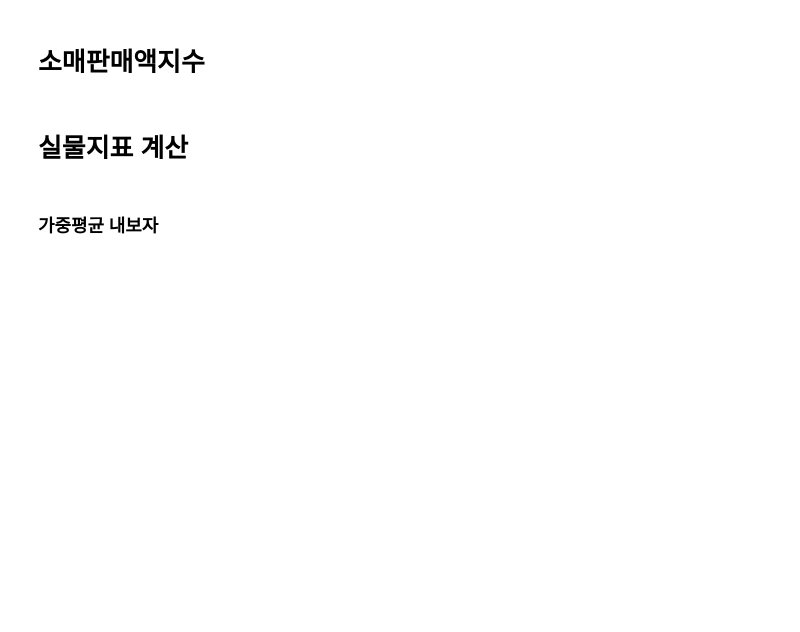
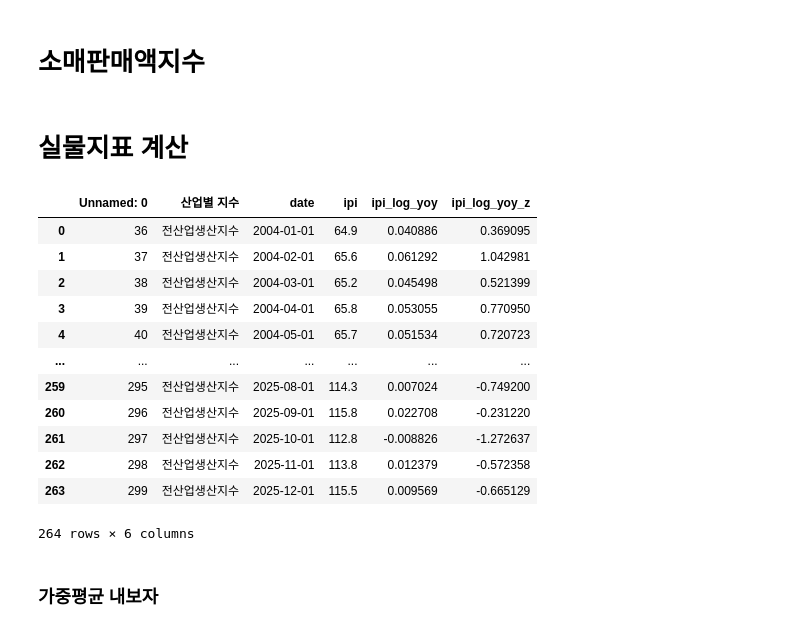
Before and after one commit to yoonsung1/final-project, a Jupyter notebook: 윤성/디커플링 지수 계산.ipynb, the cells around one changed output. Saved outputs shown, nothing was run; the diff lists cells and outputs as text; code cells hidden in the pictures; blank space fills up the shorter version.

```diff
--- a/윤성/디커플링 지수 계산.ipynb
+++ b/윤성/디커플링 지수 계산.ipynb
@@ -239,6 +240,22 @@ retail = pd.read_csv(retail_path)
 card = pd.read_csv(card_path)
 card_num = pd.read_csv(card_num_path)
 prod = pd.read_csv(prod_path)
+# %%
+prod
+# %% [output]
+|  | Unnamed: 0 | 산업별 지수 | date | ipi | ipi_log_yoy | ipi_log_yoy_z |
+| 0 | 36 | 전산업생산지수 | 2004-01-01 | 64.9 | 0.040886 | 0.369095 |
+| 1 | 37 | 전산업생산지수 | 2004-02-01 | 65.6 | 0.061292 | 1.042981 |
+| 2 | 38 | 전산업생산지수 | 2004-03-01 | 65.2 | 0.045498 | 0.521399 |
+| 3 | 39 | 전산업생산지수 | 2004-04-01 | 65.8 | 0.053055 | 0.770950 |
+| 4 | 40 | 전산업생산지수 | 2004-05-01 | 65.7 | 0.051534 | 0.720723 |
+| ... | ... | ... | ... | ... | ... | ... |
+| 259 | 295 | 전산업생산지수 | 2025-08-01 | 114.3 | 0.007024 | -0.749200 |
+| 260 | 296 | 전산업생산지수 | 2025-09-01 | 115.8 | 0.022708 | -0.231220 |
+| 261 | 297 | 전산업생산지수 | 2025-10-01 | 112.8 | -0.008826 | -1.272637 |
+| 262 | 298 | 전산업생산지수 | 2025-11-01 | 113.8 | 0.012379 | -0.572358 |
+| 263 | 299 | 전산업생산지수 | 2025-12-01 | 115.5 | 0.009569 | -0.665129 |
+264 rows × 6 columns
 # %%
 # 날짜 컬럼 datetime 변환
 retail['date'] = pd.to_datetime(retail['date'])
```
Also changed, not shown: parts of 4 cells of this notebook, 10 other files.
